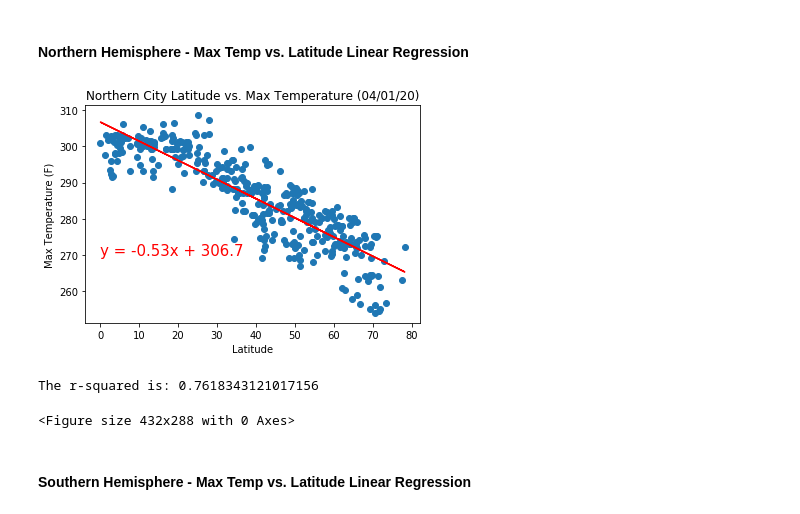
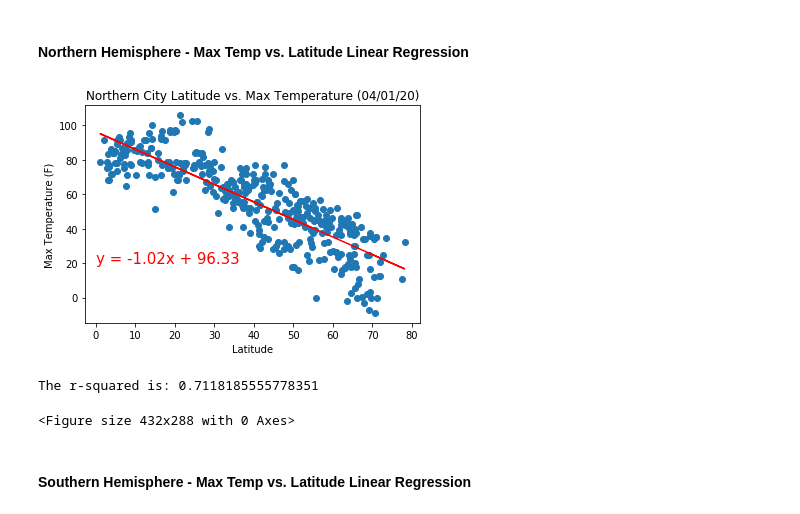
Before and after one commit to joshuadanielp/06_Python_APIs_HW, a Jupyter notebook: WeatherPy.ipynb, the cells around one changed output. Drawn from its saved outputs; the diff is of its cells as text; code cells hidden in the pictures.

```diff
--- a/WeatherPy.ipynb
+++ b/WeatherPy.ipynb
@@ -90,13 +90,12 @@ print("------------------------")
 for city in cities:
 
     # Build query URL based on each city
-    query_url = url + "appid=" + weather_api_key + "&q=" + city
+    query_url = url + "appid=" + weather_api_key + "&q=" + city + "&units=Imperial"
 
     # Get weather data
     weather_response = requests.get(query_url)
     weather_json = weather_response.json()
 #     print(weather_json)
-    units = ["imperial"]
 
     # Try & Except clause to catch any NaN cities
     try:
@@ -318,27 +317,27 @@ southern_df = weather_data.loc[weather_data['Lat'] < 0]
 # %%
 # Perform a linear regression on max temp versus latitude
 (slope, intercept, rvalue, pvalue, stderr) = linregress(northern_df["Lat"], northern_df["Max Temp"])
 
 # Create equation of line to calculate predicted max temp
 regress_values = northern_df["Lat"] * slope + intercept
 line_eq = "y = " + str(round(slope,2)) + "x + " + str(round(intercept,2))
 
 # Plot the linear model on top of scatter plot
 plt.scatter(northern_df["Lat"],northern_df["Max Temp"])
 plt.plot(northern_df["Lat"],regress_values,"-", color="r")
-plt.annotate(line_eq,(0,270),fontsize=15,color="red")
+plt.annotate(line_eq,(0,20),fontsize=15,color="red")
 plt.xlabel('Latitude')
 plt.ylabel("Max Temperature (F)")
 plt.title("Northern City Latitude vs. Max Temperature (04/01/20)")
 plt.show()
 
 print(f"The r-squared is: {rvalue**2}")
 
 # Save image as PNG
 plt.savefig("Fig5.png")
 # %% [output]
-[figure, old version]
+[figure, new version]
-The r-squared is: 0.7618343121017156
+The r-squared is: 0.7118185555778351
 <Figure size 432x288 with 0 Axes>
 # %% [markdown]
 ####  Southern Hemisphere - Max Temp vs. Latitude Linear Regression
```
Also changed, not shown: parts of 15 cells of this notebook.
